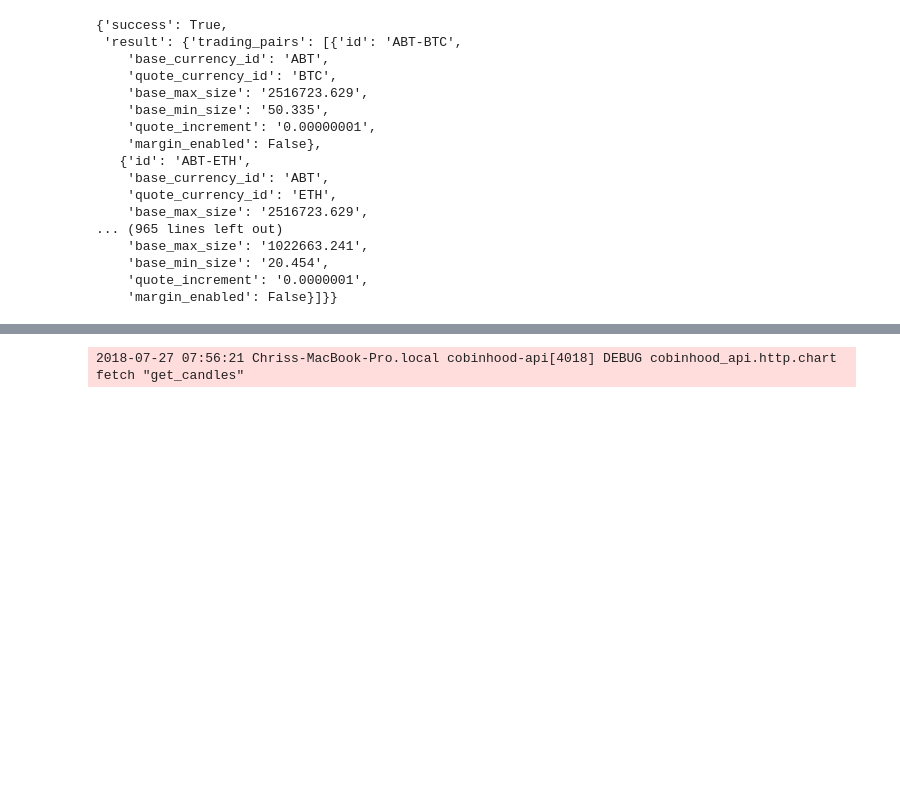
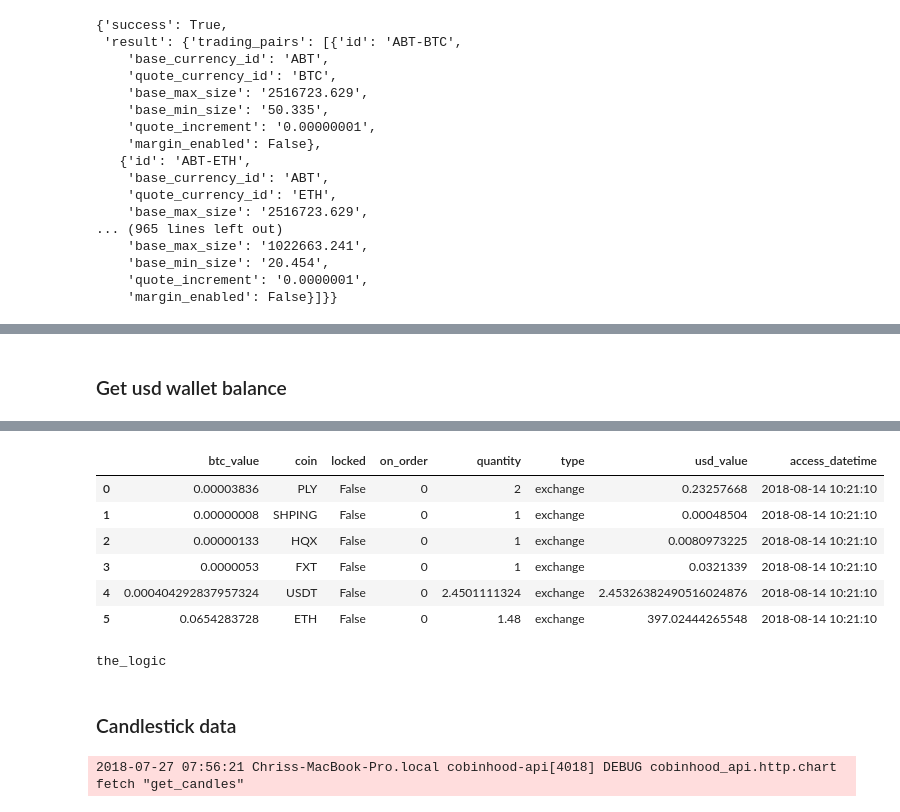
Before and after one commit to ChrisMcPherson/logic_by_loidsig, a Jupyter notebook: notebooks/cobinhood_data_exploration.ipynb, the cells around one changed output, grey strips where cells are left out. Drawn from its saved outputs; the diff is of its cells as text; code cells hidden in the pictures; blank space fills up the shorter version.

```diff
--- a/notebooks/cobinhood_data_exploration.ipynb
+++ b/notebooks/cobinhood_data_exploration.ipynb
@@ -58,0 +59,9 @@ print(cob.wallet.get_balances())
+# %% [markdown]
+### Get usd wallet balance
+# %%
+wallet_dict = cob.wallet.get_balances()['result']['balances']
+wallet_df = pd.DataFrame(wallet_dict)
+wallet_df.rename(columns={'total':'quantity', 'currency':'coin'}, inplace=True)
+wallet_df['access_datetime'] = datetime.datetime.utcfromtimestamp(time.time()).strftime('%Y-%m-%d %I:%M:%S')
+wallet_df
+# %% [output]
@@ -58,0 +69,7 @@ print(cob.wallet.get_balances())
+|  | btc_value | coin | locked | on_order | quantity | type | usd_value | access_datetime |
+| 0 | 0.00003836 | PLY | False | 0 | 2 | exchange | 0.23257668 | 2018-08-14 10:21:10 |
+| 1 | 0.00000008 | SHPING | False | 0 | 1 | exchange | 0.00048504 | 2018-08-14 10:21:10 |
+| 2 | 0.00000133 | HQX | False | 0 | 1 | exchange | 0.0080973225 | 2018-08-14 10:21:10 |
+| 3 | 0.0000053 | FXT | False | 0 | 1 | exchange | 0.0321339 | 2018-08-14 10:21:10 |
+| 4 | 0.000404292837957324 | USDT | False | 0 | 2.4501111324 | exchange | 2.45326382490516024876 | 2018-08-14 10:21:10 |
+| 5 | 0.0654283728 | ETH | False | 0 | 1.48 | exchange | 397.02444265548 | 2018-08-14 10:21:10 |
@@ -59,3 +105,9 @@ print(cob.wallet.get_balances())
+# %%
+wallet_df.to_sql('cobinhood', logic_db_engine(), schema='wallet')
+# %% [output]
+the_logic
+# %% [markdown]
+### Candlestick data
 # %%
 cob_candles_list = cob.chart.get_candles(trading_pair_id='ETH-USDT', start_time=1519862400000, end_time=1519948800000, timeframe='1m')['result']['candles']
 df = pd.DataFrame(cob_candles_list)
```
Also changed, not shown: parts of 4 cells of this notebook, 3 other files.
